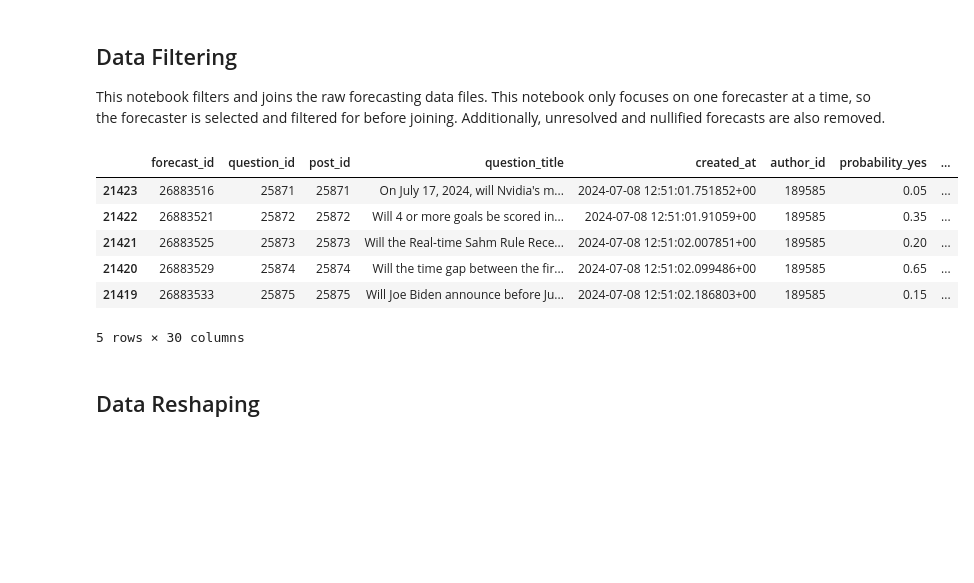
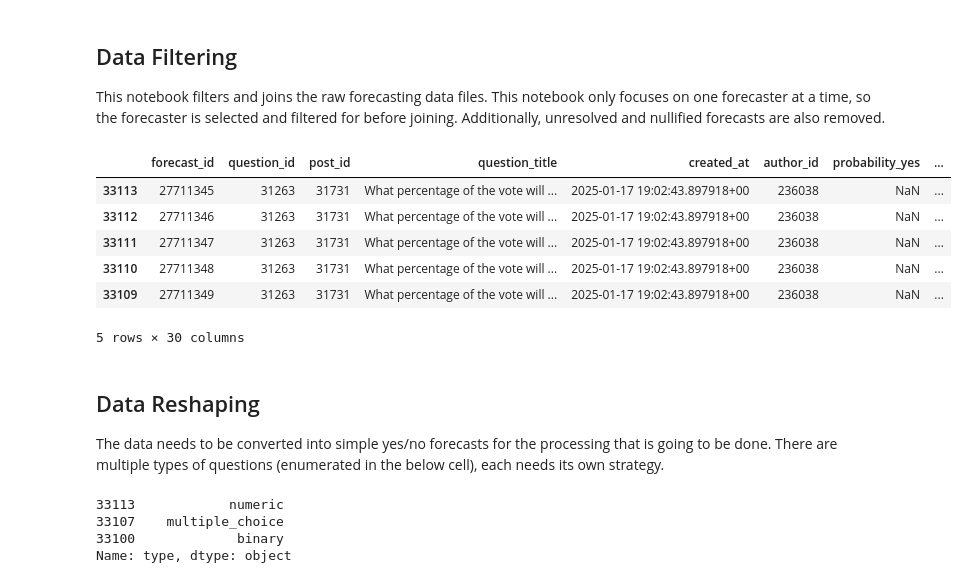
Before and after one commit to lbeuk/evil_bald_bot, a Jupyter notebook: training_data/processing.ipynb, the cells around one changed output. Saved outputs shown, nothing was run; the diff lists cells and outputs as text; code cells hidden in the pictures; blank space fills up the shorter version.

Commit message:
Worked some more on the data sciency stuff

```diff
--- a/training_data/processing.ipynb
+++ b/training_data/processing.ipynb
@@ -13,39 +13,52 @@ This notebook assumed the following directory structure:
 This notebook filters and joins the raw forecasting data files. This notebook only focuses on one forecaster at a time,
 so the forecaster is selected and filtered for before joining. Additionally, unresolved and nullified forecasts are also removed.
 # %%
-import os
 import pandas as pd
+from os import mkdir, listdir
+from os.path import isdir
 
 # Names that the bot goes by in the data files.
 #
 # The bot may go under different names in the different files, so this is an array.
 forecaster_names = ["mf-bot-1", "metac-gpt-4o"]
 
-final_df = pd.DataFrame()
+raw_df = pd.DataFrame()
 
 # Collect data for the specified forecaster.
-for file in os.listdir("raw_forecast_data"):
+for file in listdir("raw_forecast_data"):
     with open(f"raw_forecast_data/{file}", "r") as f:
         df = pd.read_csv(f, sep=",", header=0)
         filtered_df = df[df["forecaster"].isin(forecaster_names)]
-        final_df = pd.concat([final_df, filtered_df])
+        raw_df = pd.concat([raw_df, filtered_df])
 
 # Sort forecasts by when they were placed.
-final_df = final_df.sort_values("forecast_timestamp")
+raw_df = raw_df.sort_values("forecast_timestamp")
 # Remove forecasts that are not assessable.
-final_df = final_df[~final_df["resolution"].isin(["annulled", "ambiguous"])]
+raw_df = raw_df[~raw_df["resolution"].isin(["annulled", "ambiguous"])]
 
 # Save dataframe.
-final_df.to_csv("generated/filtered.csv", index=False)
 
-final_df.head()
+if not isdir("generated"):
+    mkdir("generated")
+raw_df.to_csv("generated/filtered.csv", index=False)
+
+raw_df.head()
 # %% [output]
 |  | forecast_id | question_id | post_id | question_title | created_at | author_id | probability_yes | ... |
-| 21423 | 26883516 | 25871 | 25871 | On July 17, 2024, will Nvidia's m... | 2024-07-08 12:51:01.751852+00 | 189585 | 0.05 | ... |
-| 21422 | 26883521 | 25872 | 25872 | Will 4 or more goals be scored in... | 2024-07-08 12:51:01.91059+00 | 189585 | 0.35 | ... |
-| 21421 | 26883525 | 25873 | 25873 | Will the Real-time Sahm Rule Rece... | 2024-07-08 12:51:02.007851+00 | 189585 | 0.20 | ... |
-| 21420 | 26883529 | 25874 | 25874 | Will the time gap between the fir... | 2024-07-08 12:51:02.099486+00 | 189585 | 0.65 | ... |
-| 21419 | 26883533 | 25875 | 25875 | Will Joe Biden announce before Ju... | 2024-07-08 12:51:02.186803+00 | 189585 | 0.15 | ... |
+| 33113 | 27711345 | 31263 | 31731 | What percentage of the vote will ... | 2025-01-17 19:02:43.897918+00 | 236038 | NaN | ... |
+| 33112 | 27711346 | 31263 | 31731 | What percentage of the vote will ... | 2025-01-17 19:02:43.897918+00 | 236038 | NaN | ... |
+| 33111 | 27711347 | 31263 | 31731 | What percentage of the vote will ... | 2025-01-17 19:02:43.897918+00 | 236038 | NaN | ... |
+| 33110 | 27711348 | 31263 | 31731 | What percentage of the vote will ... | 2025-01-17 19:02:43.897918+00 | 236038 | NaN | ... |
+| 33109 | 27711349 | 31263 | 31731 | What percentage of the vote will ... | 2025-01-17 19:02:43.897918+00 | 236038 | NaN | ... |
 5 rows × 30 columns
 # %% [markdown]
 ## Data Reshaping
+
+The data needs to be converted into simple yes/no forecasts for the processing that is going to be done. There are multiple types of questions (enumerated in the below cell), each needs its own strategy.
+# %%
+raw_df["type"].drop_duplicates()
+# %% [output]
+33113            numeric
+33107    multiple_choice
+33100             binary
+Name: type, dtype: object
```
Also changed, not shown: parts of 11 cells of this notebook.
